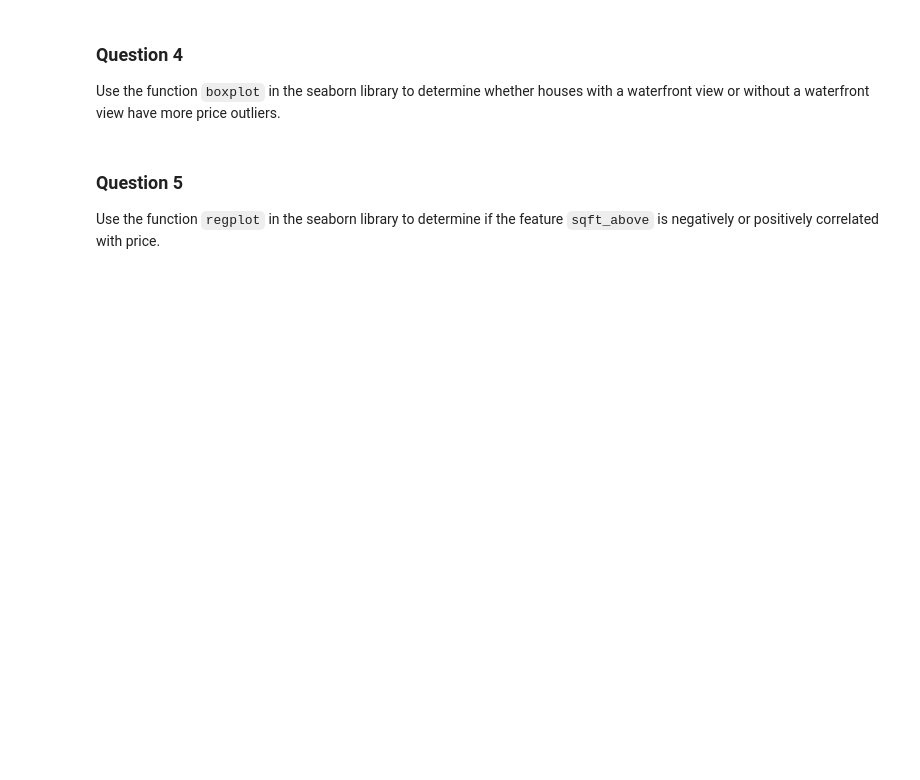
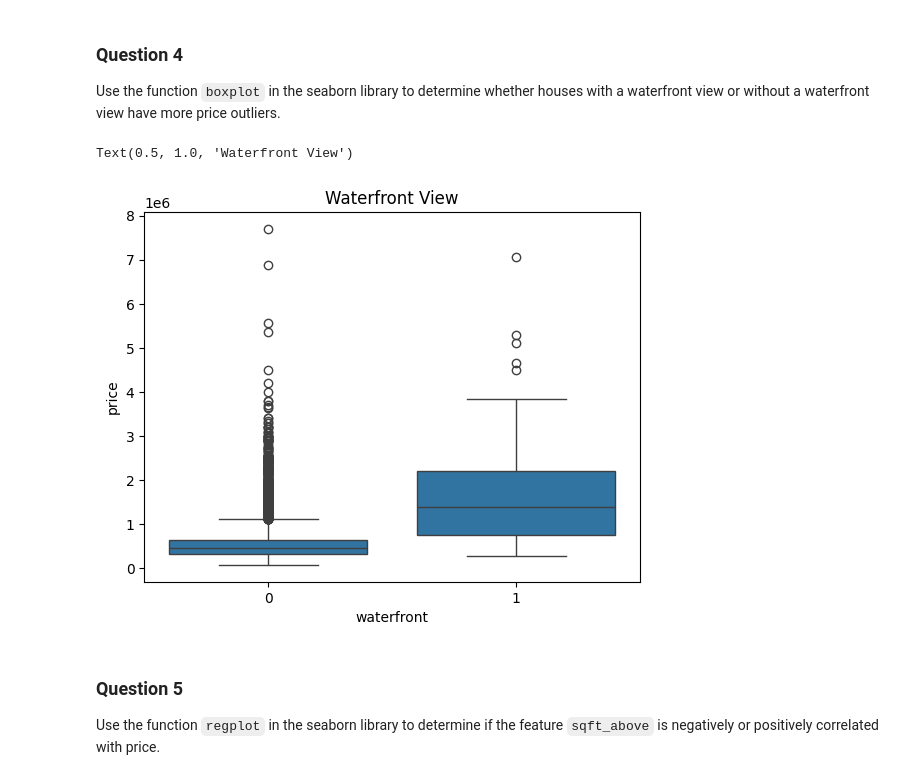
Before and after one commit to calebrauscher/housing_price, a Jupyter notebook: House_Sales_in_King_Count_USA.ipynb, the cells around one changed output. Saved outputs shown, nothing was run; the diff lists cells and outputs as text; code cells hidden in the pictures; blank space fills up the shorter version.

```diff
--- a/House_Sales_in_King_Count_USA.ipynb
+++ b/House_Sales_in_King_Count_USA.ipynb
@@ -129,3 +135,6 @@ df.describe()
 ### Question 2
 
 Drop the columns <code>"id"</code>  and <code>"Unnamed: 0"</code> from axis 1 using the method <code>drop()</code>, then use the method <code>describe()</code> to obtain a statistical summary of the data. Take a screenshot and submit it, make sure the <code>inplace</code> parameter is set to <code>True</code>
+# %%
+df.drop("id", axis=1, inplace=True)
+df.describe()
@@ -138,12 +160,12 @@ print("number of NaN values for the column bathrooms :", df['bathrooms'].isnull(
 We can replace the missing values of the column <code>'bedrooms'</code> with the mean of the column  <code>'bedrooms' </code> using the method <code>replace()</code>. Don't forget to set the <code>inplace</code> parameter to <code>True</code>
 # %%
 mean=df['bedrooms'].mean()
-df['bedrooms'].replace(np.nan,mean, inplace=True)
+df['bedrooms'] = df['bedrooms'].replace(np.nan,mean)
 # %% [markdown]
 We also replace the missing values of the column <code>'bathrooms'</code> with the mean of the column  <code>'bathrooms' </code> using the method <code>replace()</code>. Don't forget to set the <code> inplace </code>  parameter top <code> True </code>
 # %%
 mean=df['bathrooms'].mean()
-df['bathrooms'].replace(np.nan,mean, inplace=True)
+df['bathrooms'] = df['bathrooms'].replace(np.nan,mean)
 # %%
 print("number of NaN values for the column bedrooms :", df['bedrooms'].isnull().sum())
 print("number of NaN values for the column bathrooms :", df['bathrooms'].isnull().sum())
@@ -157,6 +195,12 @@ Use the method <code>value_counts</code> to count the number of houses with uniq
 ### Question 4
 
 Use the function <code>boxplot</code> in the seaborn library  to  determine whether houses with a waterfront view or without a waterfront view have more price outliers.
+# %%
+sns.boxplot(data=df, x="waterfront", y="price")
+plt.title("Waterfront View")
+# %% [output]
+Text(0.5, 1.0, 'Waterfront View')
+[figure, added]
 # %% [markdown]
 ### Question 5
 
```
Also changed, not shown: parts of 10 cells of this notebook.
